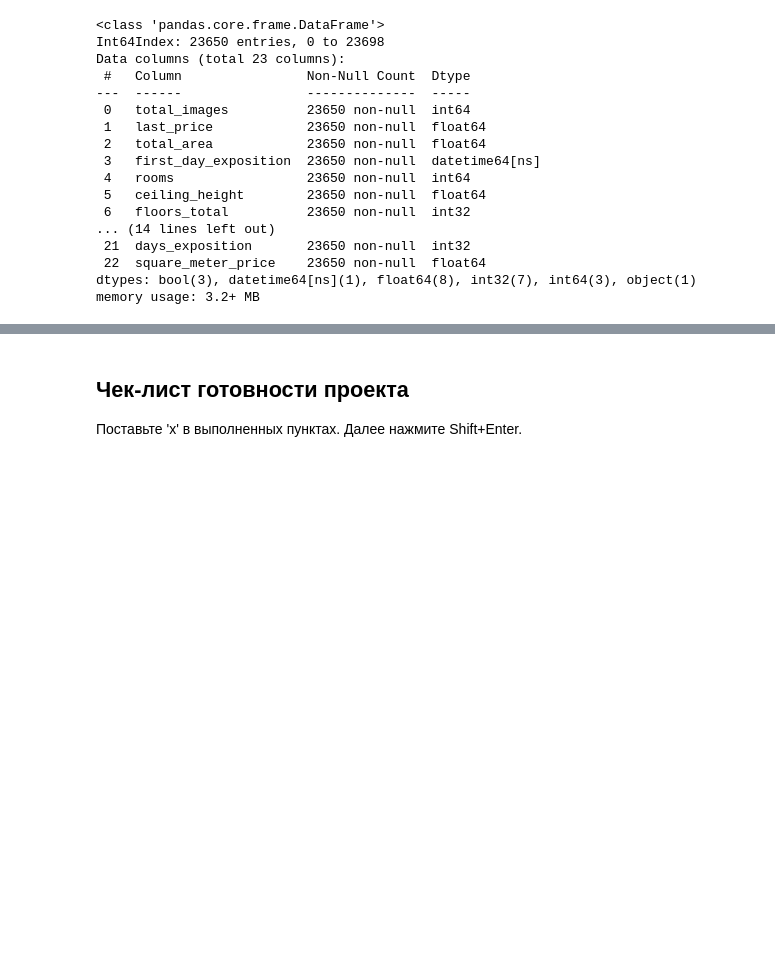
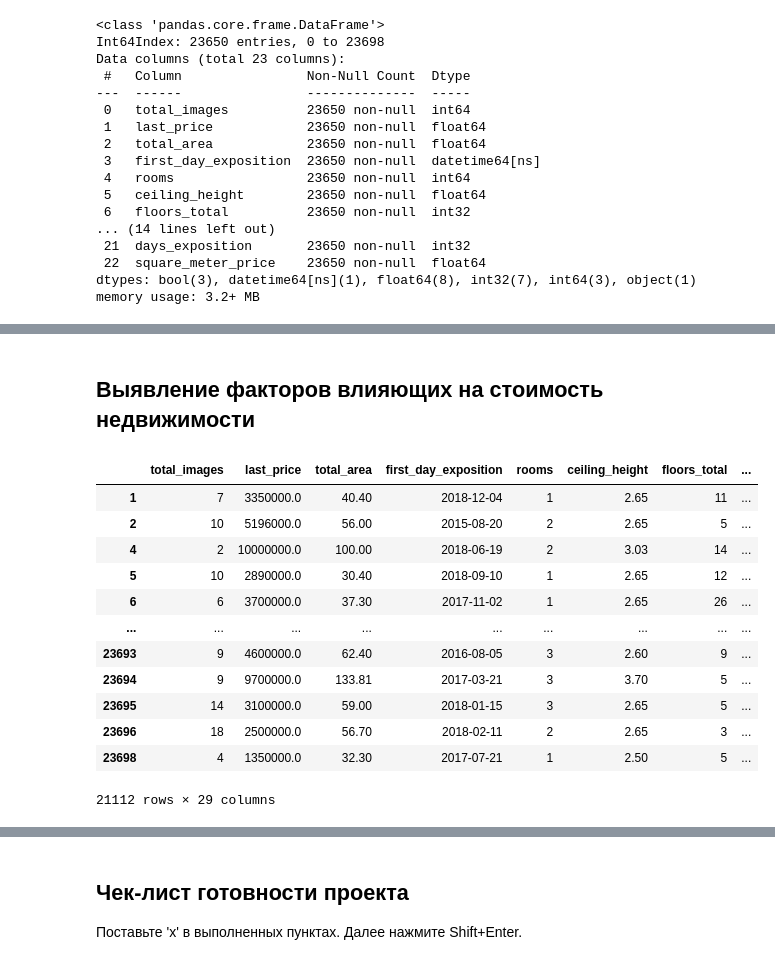
Before and after one commit to parabatareek/DataAnalyst, a Jupyter notebook: Projects/Project 4 - Исследование объявлений о продаже квартир/Project 4 - Исследование объявлений о продаже квартир.ipynb, the cells around one changed output, grey strips where cells are left out. Drawn from its saved outputs; the diff is of its cells as text; code cells hidden in the pictures; blank space fills up the shorter version.

```diff
--- a/Projects/Project 4 - Исследование объявлений о продаже квартир/Project 4 - Исследование объявлений о продаже квартир.ipynb
+++ b/Projects/Project 4 - Исследование объявлений о продаже квартир/Project 4 - Исследование объявлений о продаже квартир.ipynb
@@ -455,0 +557,22 @@ data[['floor', 'floors_total']]
+# %% [markdown]
+<a id='research_price_corr'></a>
+## Выявление факторов влияющих на стоимость недвижимости ##
+# %%
+data_view = data.query('(total_area <= 450) '
+                       'and (10**6 <= last_price <= 15**6) '
+                       'and (rooms < 11) '
+                       'and (2.5 <= ceiling_height <= 5)')
+# %% [output]
+|  | total_images | last_price | total_area | first_day_exposition | rooms | ceiling_height | floors_total | ... |
+| 1 | 7 | 3350000.0 | 40.40 | 2018-12-04 | 1 | 2.65 | 11 | ... |
+| 2 | 10 | 5196000.0 | 56.00 | 2015-08-20 | 2 | 2.65 | 5 | ... |
+| 4 | 2 | 10000000.0 | 100.00 | 2018-06-19 | 2 | 3.03 | 14 | ... |
+| 5 | 10 | 2890000.0 | 30.40 | 2018-09-10 | 1 | 2.65 | 12 | ... |
+| 6 | 6 | 3700000.0 | 37.30 | 2017-11-02 | 1 | 2.65 | 26 | ... |
+| ... | ... | ... | ... | ... | ... | ... | ... | ... |
+| 23693 | 9 | 4600000.0 | 62.40 | 2016-08-05 | 3 | 2.60 | 9 | ... |
+| 23694 | 9 | 9700000.0 | 133.81 | 2017-03-21 | 3 | 3.70 | 5 | ... |
+| 23695 | 14 | 3100000.0 | 59.00 | 2018-01-15 | 3 | 2.65 | 5 | ... |
+| 23696 | 18 | 2500000.0 | 56.70 | 2018-02-11 | 2 | 2.65 | 3 | ... |
+| 23698 | 4 | 1350000.0 | 32.30 | 2017-07-21 | 1 | 2.50 | 5 | ... |
+21112 rows × 29 columns
```
Also changed, not shown: parts of 18 cells of this notebook, 2 other files.
